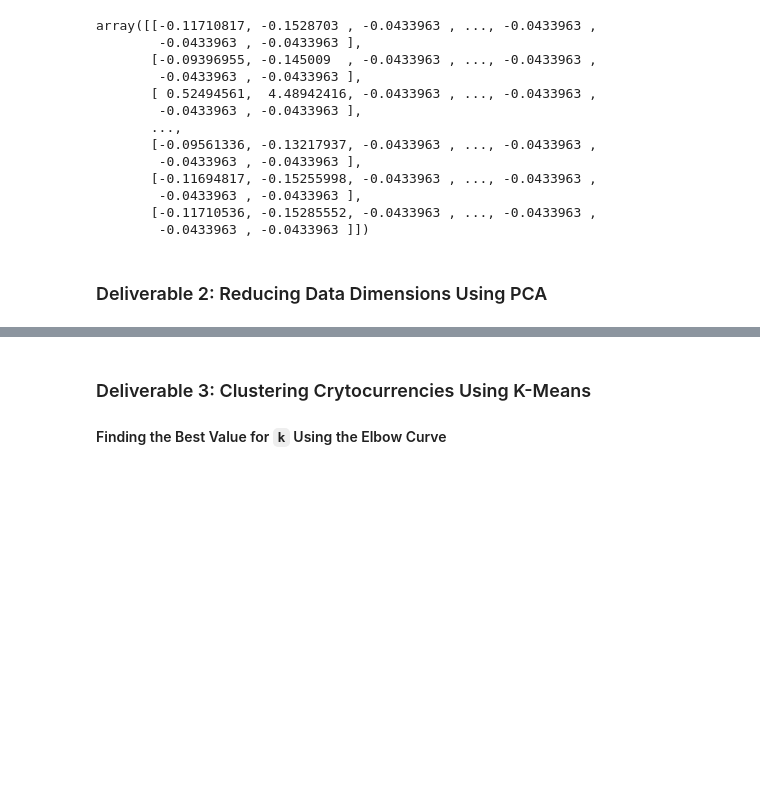
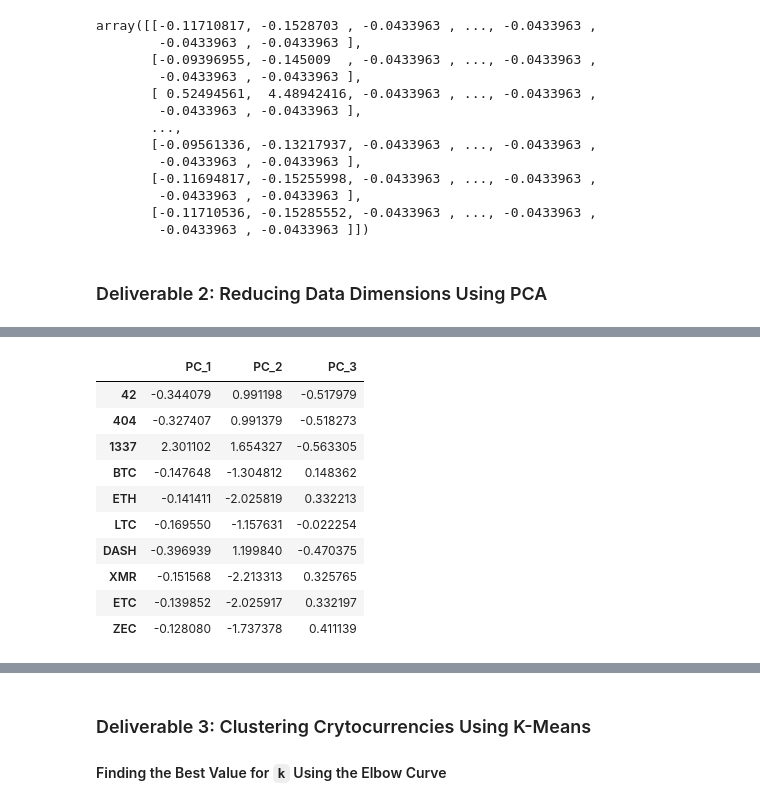
Before and after one commit to scottsaenz/Cryptocurrencies, a Jupyter notebook: crypto_clustering.ipynb, the cells around one changed output, grey strips where cells are left out. Cells and saved outputs as stored; diff of their text form; code cells hidden in the pictures; blank space fills up the shorter version.

```diff
--- a/crypto_clustering.ipynb
+++ b/crypto_clustering.ipynb
@@ -195,3 +187,21 @@ array([[-0.33285464,  1.0383583 , -0.56494435],
+# %%
+# Using PCA to reduce dimension to three principal components.
+pca = PCA(n_components=3)
+X_pca = pca.fit_transform(X)
+pcs_df = pd.DataFrame(data= X_pca, columns=['PC_1','PC_2','PC_3'], index = crypto_df.index)
+pcs_df.head(10)
+# %% [output]
+|  | PC_1 | PC_2 | PC_3 |
+| 42 | -0.344079 | 0.991198 | -0.517979 |
+| 404 | -0.327407 | 0.991379 | -0.518273 |
+| 1337 | 2.301102 | 1.654327 | -0.563305 |
+| BTC | -0.147648 | -1.304812 | 0.148362 |
+| ETH | -0.141411 | -2.025819 | 0.332213 |
+| LTC | -0.169550 | -1.157631 | -0.022254 |
+| DASH | -0.396939 | 1.199840 | -0.470375 |
+| XMR | -0.151568 | -2.213313 | 0.325765 |
+| ETC | -0.139852 | -2.025917 | 0.332197 |
+| ZEC | -0.128080 | -1.737378 | 0.411139 |
 # %%
 # Create a DataFrame with the three principal components.
 # YOUR CODE HERE
```
Also changed, not shown: parts of 12 cells of this notebook.
